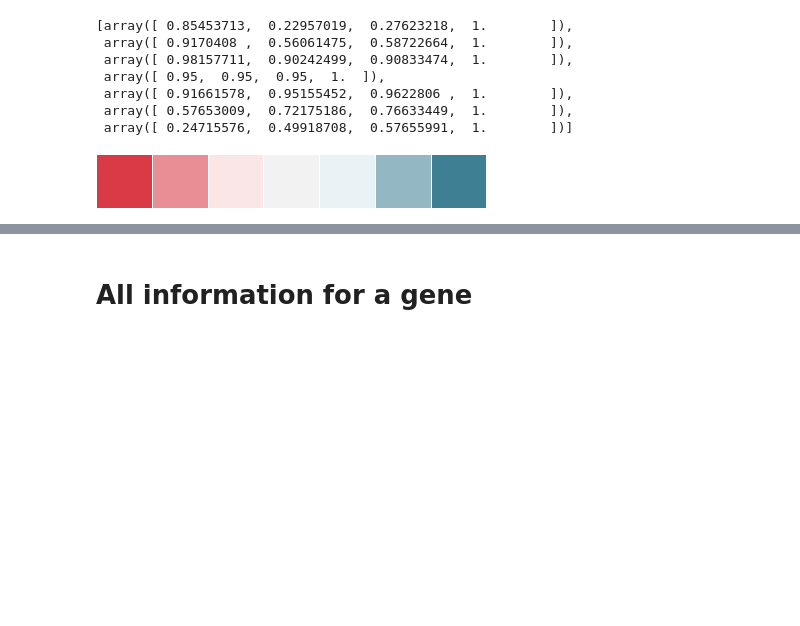
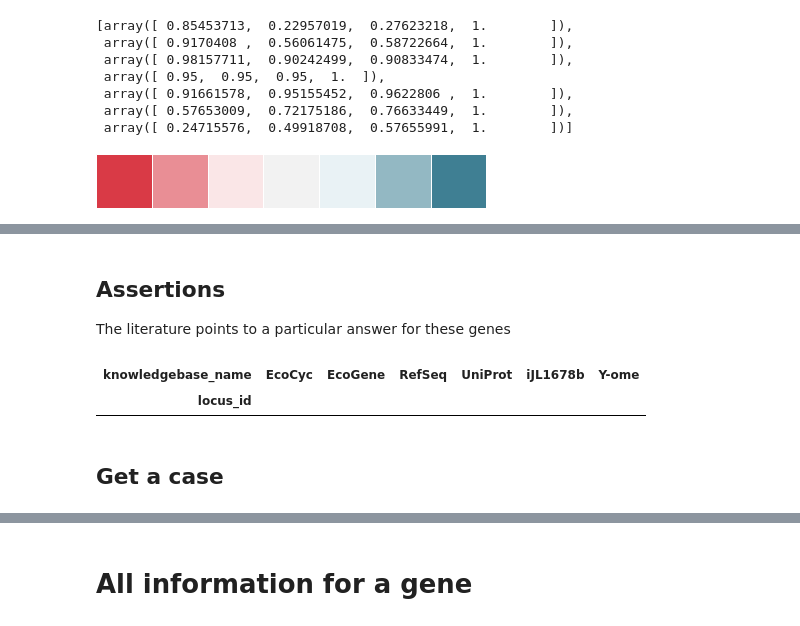
Before and after one commit to zakandrewking/y-ome, a Jupyter notebook: notebooks/17..12.06 Categories.ipynb, the cells around one changed output, grey strips where cells are left out. Drawn from its saved outputs; the diff is of its cells as text; code cells hidden in the pictures; blank space fills up the shorter version.

Commit message:
improvements based on individual cases

```diff
--- a/notebooks/17..12.06 Categories.ipynb
+++ b/notebooks/17..12.06 Categories.ipynb
@@ -183,0 +208,19 @@ ax.xaxis.set_ticklabels(dfp.columns)
+# %% [markdown]
+## Assertions
+The literature points to a particular answer for these genes
+# %%
+assertions = [
+    ('b1461', 'high'),
+    ('b0129', 'low'),
+    ('b1786', 'low'),
+]
+# print an incorrect assertions
+def check_for_row(row):
+    return any(row.name == locus_tag and row['Y-ome'] != val
+               for locus_tag, val in assertions)
+kbases_unstacked[kbases_unstacked.apply(check_for_row, axis=1)]
+# %% [output]
+| knowledgebase_name | EcoCyc | EcoGene | RefSeq | UniProt | iJL1678b | Y-ome |
+| locus_id |  |  |  |  |  |  |
+# %% [markdown]
+## Get a case
```
Also changed, not shown: parts of 22 cells of this notebook, 3 other files.
